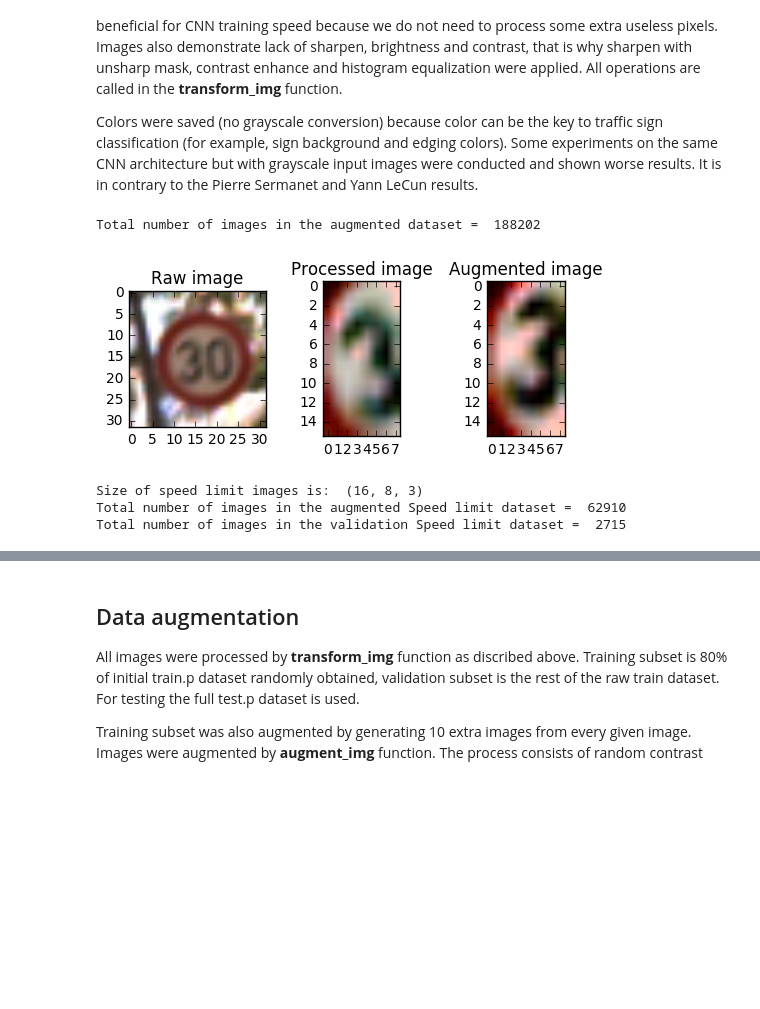
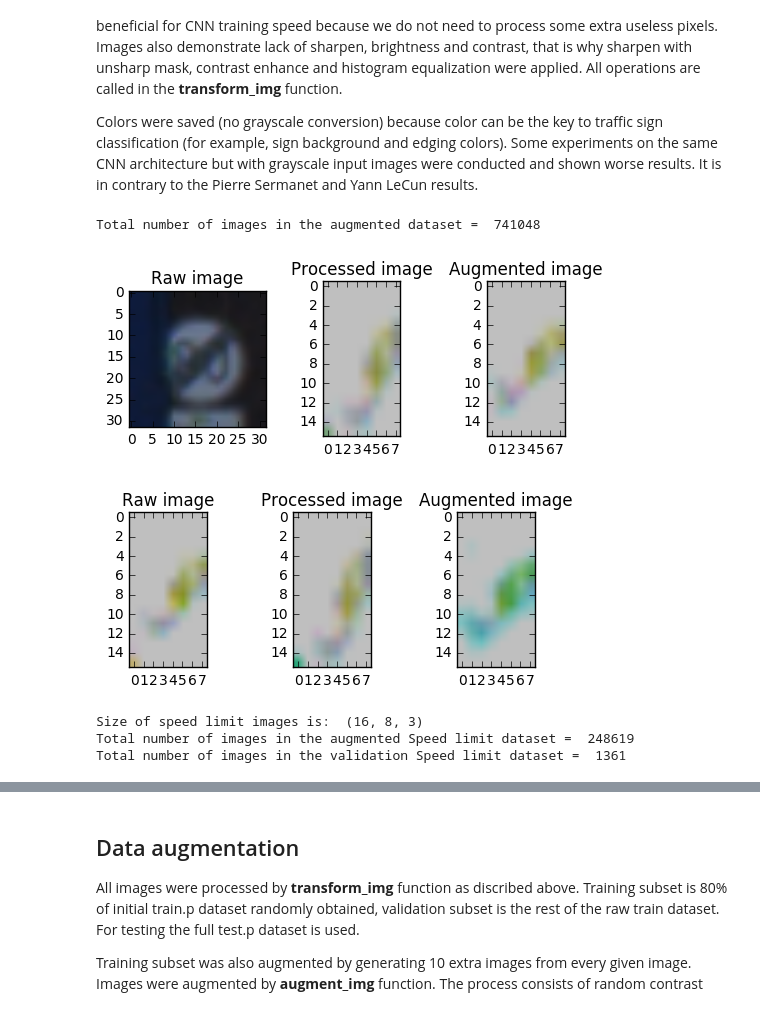
Before and after one commit to NikolasEnt/Traffic-Sign-Classifier, a Jupyter notebook: Traffic_Sign_Classifier-2Net.ipynb, the cells around one changed output, grey strips where cells are left out. Cells and saved outputs as stored; diff of their text form; code cells hidden in the pictures; blank space fills up the shorter version.

```diff
--- a/Traffic_Sign_Classifier-2Net.ipynb
+++ b/Traffic_Sign_Classifier-2Net.ipynb
@@ -121,7 +121,7 @@ We will use two CNN^ one for general sign classification and the second - for sp
 #Data splitting
 np.random.seed(seed=123) #Set seed for reproducability
 #Size of the train subset
-size_train = 0.8 #80% of the given dataset
+size_train = 0.9 #0.8 #80% of the given dataset
 size_train = int(size_train*n_train)
 #Generate a mask and subsample training and validation da tasets
 mask=np.random.permutation(np.arange(n_train))[:size_train]
@@ -220,16 +250,12 @@ y_train_aug = []
 X_val_prep = []
 y_val_prep = []
 
-def y_to_sl(y):
+def y_to_sl(y): #Encode classes so 0 - any speed limit sign
     if y < 9:
         y = 0 #Class 0 - speed limit sign
     else:
         y = y - 8
     return y
-
-def sl_to_y(sl, y):
-    #TODO
-    return y + sl
 
 def create_data(n=10):
     for i in range(n_train_sub):
@@ -250,9 +276,9 @@ def create_data(n=10):
         y_val_prep.append(y)
     print("Total number of images in the augmented dataset = ", len(X_train_aug))
 
-create_data(5)
+create_data(20)
 # %% [output]
-Total number of images in the augmented dataset =  188202
+Total number of images in the augmented dataset =  741048
 # %%
 #Create training dataset for speed limit signs
 X_train_sl = []
@@ -272,37 +298,40 @@ def augment_img_sl(img):
     return img[y_min:y_max, x_min:x_max]
 
 
-x_selected = X_train[y_train == 1]
+x_selected = X_train[y_train == 6]
 im=x_selected[120, :, :, :]
 show3img(im, augment_img_sl(im), augment_img_sl(im))
+show3img(augment_img_sl(im), augment_img_sl(im), augment_img_sl(im))
 print("Size of speed limit images is: ", augment_img_sl(im).shape)
 
 
 def create_data_sl(n=10):
     for i in range(n_train_sub):
         y = y_train_sub[i]
         if y>8: #If not a speed limit sign
             continue
         img = X_train_sub[i]
+        #img = bright_img(img)
         X_train_sl.append(transform_img(img)[y_min:y_max, x_min:x_max])
         y_train_sl.append(y)
         #Generate n new images out of each input image
         for j in range(n):
-            X_train_sl.append(augment_img(img)[y_min:y_max, x_min:x_max])
+            X_train_sl.append(augment_img(bright_img(img), False)[y_min:y_max, x_min:x_max])
             y_train_sl.append(y)
     for i in range(n_val):
         y = y_val[i]
         if y>8: #If not a speed limit sign
             continue
         img = X_val[i]
         X_val_sl.append(transform_img(img)[y_min:y_max, x_min:x_max])
         y_val_sl.append(y)
     print("Total number of images in the augmented Speed limit dataset = ", len(X_train_sl))
     print("Total number of images in the validation Speed limit dataset = ", len(X_val_sl))
 
-create_data_sl(5)
+create_data_sl(20)
 # %% [output]
-[figure, old version]
+[figure, new version]
+[figure, added]
 Size of speed limit images is:  (16, 8, 3)
-Total number of images in the augmented Speed limit dataset =  62910
-Total number of images in the validation Speed limit dataset =  2715
+Total number of images in the augmented Speed limit dataset =  248619
+Total number of images in the validation Speed limit dataset =  1361
```
Also changed, not shown: parts of 19 cells of this notebook.
